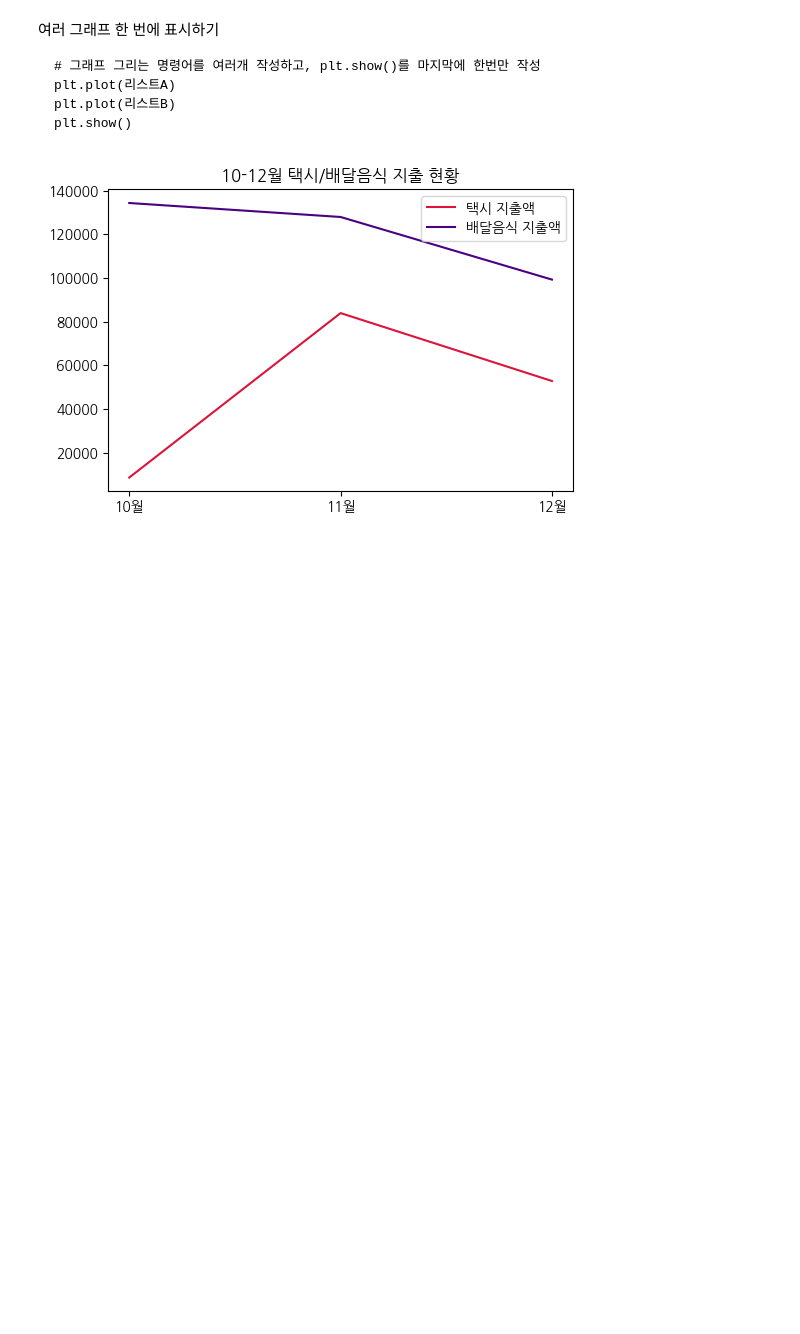
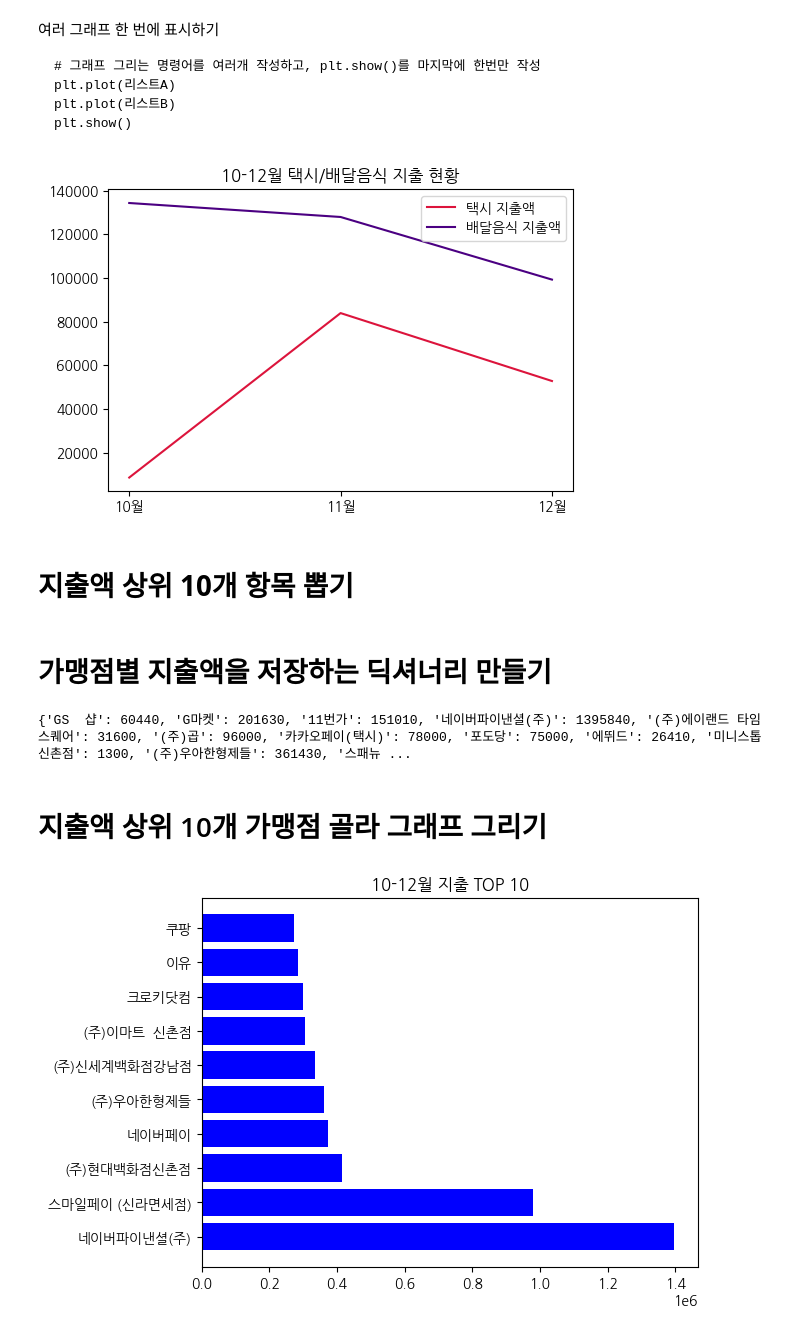
Before and after one commit to formula008/23_02_SW-AI-BigData_Mentoring, a Jupyter notebook: 04강_(완성본)_데이터분석_기초.ipynb, the cells around one changed output. Drawn from its saved outputs; the diff is of its cells as text; code cells hidden in the pictures; blank space fills up the shorter version.

```diff
--- a/04강_(완성본)_데이터분석_기초.ipynb
+++ b/04강_(완성본)_데이터분석_기초.ipynb
@@ -403,3 +395,42 @@ plt.legend()
 plt.show()
 # %% [output]
 [figure]
+# %% [markdown]
+# **지출액 상위 10개 항목 뽑기**
+# %% [markdown]
+# 가맹점별 지출액을 저장하는 딕셔너리 만들기
+# %%
+spending = {}
+
+for row in data :
+    if row[-1] == '전표매입' :
+        store, payment = row[-4], int(row[-3])
+        if store not in spending.keys() :
+            spending[store] = payment
+        else :
+            spending[store] += payment
+
+print(spending)
+# %% [output]
+{'GS  샵': 60440, 'G마켓': 201630, '11번가': 151010, '네이버파이낸셜(주)': 1395840, '(주)에이랜드 타임스퀘어': 31600, '(주)곱': 96000, '카카오페이(택시)': 78000, '포도당': 75000, '에뛰드': 26410, '미니스톱신촌점': 1300, '(주)우아한형제들': 361430, '스패뉴 ...
+# %% [markdown]
+# 지출액 상위 10개 가맹점 골라 그래프 그리기
+# %%
+import operator
+import matplotlib.pyplot as plt
+
+top10 = sorted(spending.items(), key = operator.itemgetter(1), reverse=True)[:10]
+
+top10_store = []
+top10_amount = []
+
+for t in top10 :
+    top10_store.append(t[0])
+    top10_amount.append(t[1])
+
+plt.rc('font', family = 'NanumGothic')
+plt.title('10-12월 지출 TOP 10')
+plt.barh(top10_store, top10_amount, color = 'b')
+plt.show()
+# %% [output]
+[figure, added]
```
Also changed, not shown: parts of 2 cells of this notebook.
